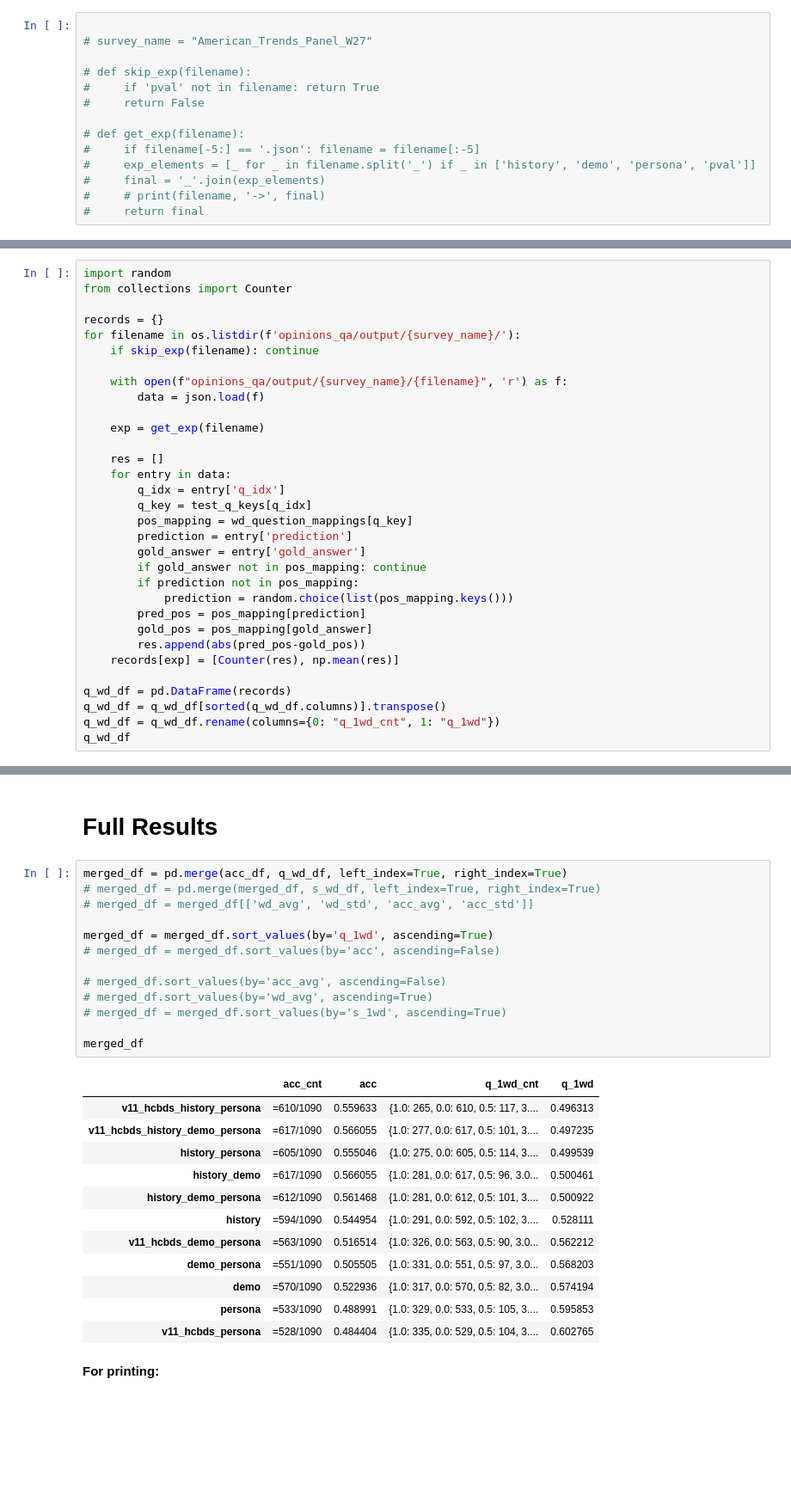
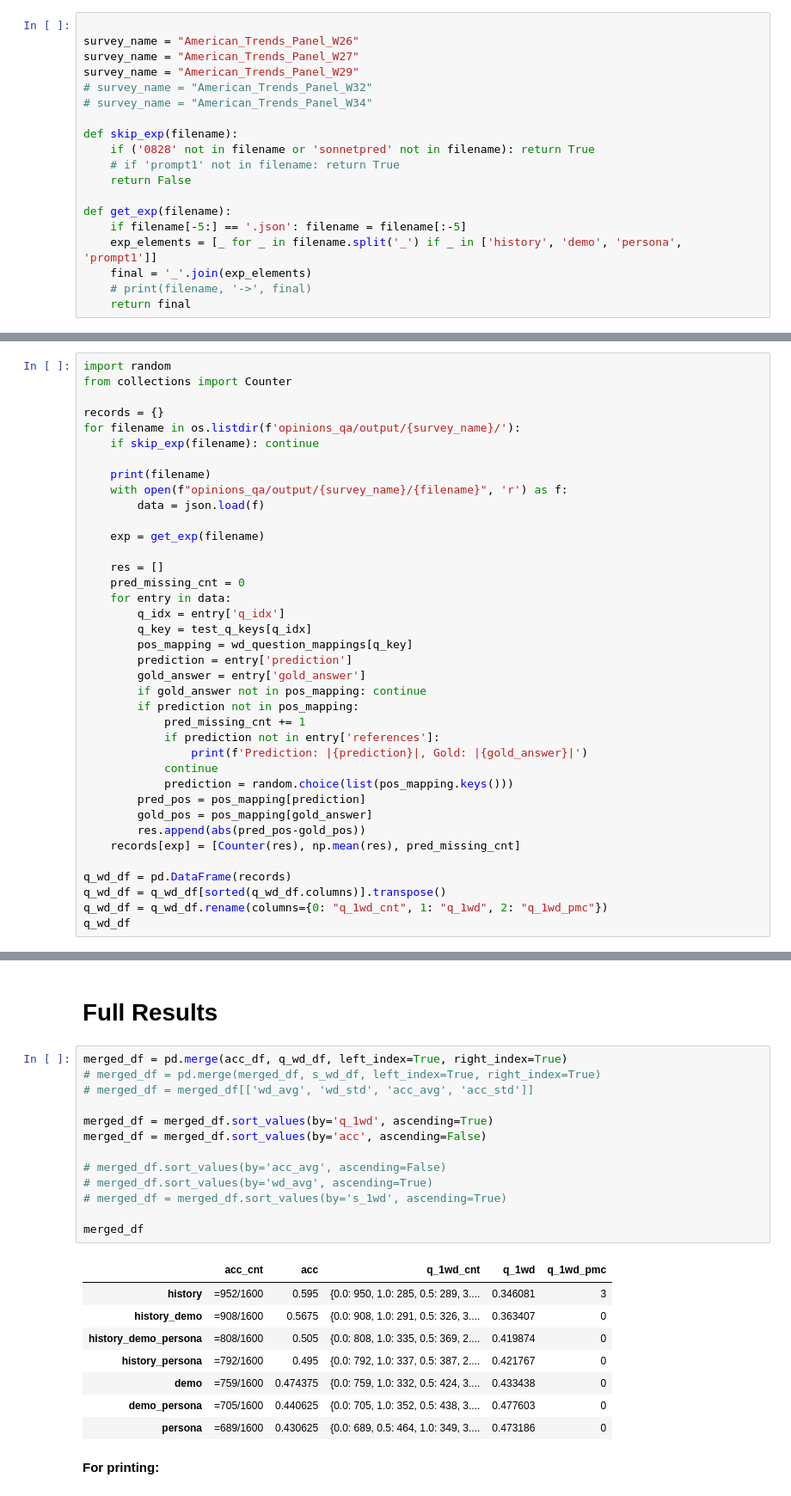
Before and after one commit to liamjxu/pump_code, a Jupyter notebook: pump/experiment/eval.ipynb, the cells around one changed output, grey strips where cells are left out. Shown at 86% size. Cells and saved outputs as stored; diff of their text form; blank space fills up the shorter version.

Commit message:
pred with good formatting

```diff
--- a/pump/experiment/eval.ipynb
+++ b/pump/experiment/eval.ipynb
@@ -45,14 +52,19 @@ def get_exp(filename):
 # %%
 
-# survey_name = "American_Trends_Panel_W27"
+survey_name = "American_Trends_Panel_W26"
+survey_name = "American_Trends_Panel_W27"
+survey_name = "American_Trends_Panel_W29"
+# survey_name = "American_Trends_Panel_W32"
+# survey_name = "American_Trends_Panel_W34"
 
-# def skip_exp(filename):
-#     if 'pval' not in filename: return True
-#     return False
+def skip_exp(filename):
+    if ('0828' not in filename or 'sonnetpred' not in filename): return True
+    # if 'prompt1' not in filename: return True
+    return False
 
-# def get_exp(filename):
-#     if filename[-5:] == '.json': filename = filename[:-5]
-#     exp_elements = [_ for _ in filename.split('_') if _ in ['history', 'demo', 'persona', 'pval']]
-#     final = '_'.join(exp_elements)
-#     # print(filename, '->', final)
-#     return final
+def get_exp(filename):
+    if filename[-5:] == '.json': filename = filename[:-5]
+    exp_elements = [_ for _ in filename.split('_') if _ in ['history', 'demo', 'persona', 'prompt1']]
+    final = '_'.join(exp_elements)
+    # print(filename, '->', final)
+    return final
@@ -161,12 +151,14 @@ records = {}
 for filename in os.listdir(f'opinions_qa/output/{survey_name}/'):
     if skip_exp(filename): continue
 
+    print(filename)
     with open(f"opinions_qa/output/{survey_name}/{filename}", 'r') as f:
         data = json.load(f)
 
     exp = get_exp(filename)
 
     res = []
+    pred_missing_cnt = 0
     for entry in data:
         q_idx = entry['q_idx']
         q_key = test_q_keys[q_idx]
@@ -175,14 +167,18 @@ for filename in os.listdir(f'opinions_qa/output/{survey_name}/'):
         gold_answer = entry['gold_answer']
         if gold_answer not in pos_mapping: continue
         if prediction not in pos_mapping:
+            pred_missing_cnt += 1
+            if prediction not in entry['references']:
+                print(f'Prediction: |{prediction}|, Gold: |{gold_answer}|')
+            continue
             prediction = random.choice(list(pos_mapping.keys()))
         pred_pos = pos_mapping[prediction]
         gold_pos = pos_mapping[gold_answer]
         res.append(abs(pred_pos-gold_pos))
-    records[exp] = [Counter(res), np.mean(res)]
+    records[exp] = [Counter(res), np.mean(res), pred_missing_cnt]
 
 q_wd_df = pd.DataFrame(records)
 q_wd_df = q_wd_df[sorted(q_wd_df.columns)].transpose()
-q_wd_df = q_wd_df.rename(columns={0: "q_1wd_cnt", 1: "q_1wd"})
+q_wd_df = q_wd_df.rename(columns={0: "q_1wd_cnt", 1: "q_1wd", 2: "q_1wd_pmc"})
 q_wd_df
 # %% [output]
@@ -315,29 +313,25 @@ s_wd_df
 # %%
 merged_df = pd.merge(acc_df, q_wd_df, left_index=True, right_index=True)
 # merged_df = pd.merge(merged_df, s_wd_df, left_index=True, right_index=True)
 # merged_df = merged_df[['wd_avg', 'wd_std', 'acc_avg', 'acc_std']]
 
 merged_df = merged_df.sort_values(by='q_1wd', ascending=True)
-# merged_df = merged_df.sort_values(by='acc', ascending=False)
+merged_df = merged_df.sort_values(by='acc', ascending=False)
 
 # merged_df.sort_values(by='acc_avg', ascending=False)
 # merged_df.sort_values(by='wd_avg', ascending=True)
 # merged_df = merged_df.sort_values(by='s_1wd', ascending=True)
 
 merged_df
 # %% [output]
-|  | acc_cnt | acc | q_1wd_cnt | q_1wd |
-| v11_hcbds_history_persona | =610/1090 | 0.559633 | {1.0: 265, 0.0: 610, 0.5: 117, 3.... | 0.496313 |
-| v11_hcbds_history_demo_persona | =617/1090 | 0.566055 | {1.0: 277, 0.0: 617, 0.5: 101, 3.... | 0.497235 |
-| history_persona | =605/1090 | 0.555046 | {1.0: 275, 0.0: 605, 0.5: 114, 3.... | 0.499539 |
-| history_demo | =617/1090 | 0.566055 | {1.0: 281, 0.0: 617, 0.5: 96, 3.0... | 0.500461 |
-| history_demo_persona | =612/1090 | 0.561468 | {1.0: 281, 0.0: 612, 0.5: 101, 3.... | 0.500922 |
-| history | =594/1090 | 0.544954 | {1.0: 291, 0.0: 592, 0.5: 102, 3.... | 0.528111 |
-| v11_hcbds_demo_persona | =563/1090 | 0.516514 | {1.0: 326, 0.0: 563, 0.5: 90, 3.0... | 0.562212 |
-| demo_persona | =551/1090 | 0.505505 | {1.0: 331, 0.0: 551, 0.5: 97, 3.0... | 0.568203 |
-| demo | =570/1090 | 0.522936 | {1.0: 317, 0.0: 570, 0.5: 82, 3.0... | 0.574194 |
-| persona | =533/1090 | 0.488991 | {1.0: 329, 0.0: 533, 0.5: 105, 3.... | 0.595853 |
-| v11_hcbds_persona | =528/1090 | 0.484404 | {1.0: 335, 0.0: 529, 0.5: 104, 3.... | 0.602765 |
+|  | acc_cnt | acc | q_1wd_cnt | q_1wd | q_1wd_pmc |
+| history | =952/1600 | 0.595 | {0.0: 950, 1.0: 285, 0.5: 289, 3.... | 0.346081 | 3 |
+| history_demo | =908/1600 | 0.5675 | {0.0: 908, 1.0: 291, 0.5: 326, 3.... | 0.363407 | 0 |
+| history_demo_persona | =808/1600 | 0.505 | {0.0: 808, 1.0: 335, 0.5: 369, 2.... | 0.419874 | 0 |
+| history_persona | =792/1600 | 0.495 | {0.0: 792, 1.0: 337, 0.5: 387, 2.... | 0.421767 | 0 |
+| demo | =759/1600 | 0.474375 | {0.0: 759, 1.0: 332, 0.5: 424, 3.... | 0.433438 | 0 |
+| demo_persona | =705/1600 | 0.440625 | {0.0: 705, 1.0: 352, 0.5: 438, 3.... | 0.477603 | 0 |
+| persona | =689/1600 | 0.430625 | {0.0: 689, 0.5: 464, 1.0: 349, 3.... | 0.473186 | 0 |
 # %% [markdown]
 **For printing:**
 # %%
```
Also changed, not shown: parts of 12 cells of this notebook, 24 other files.
